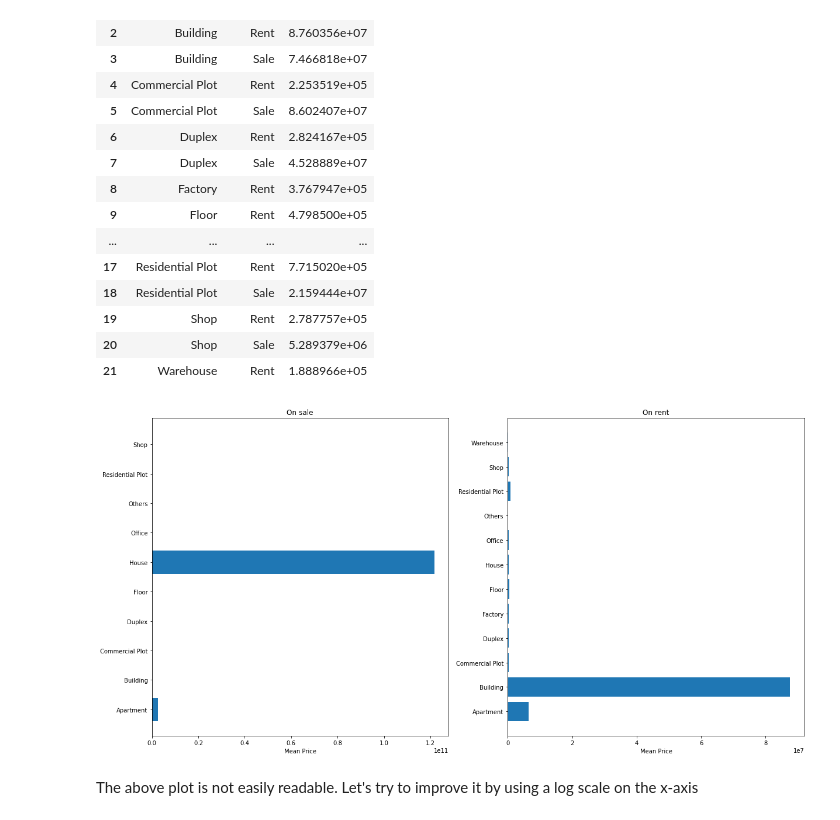
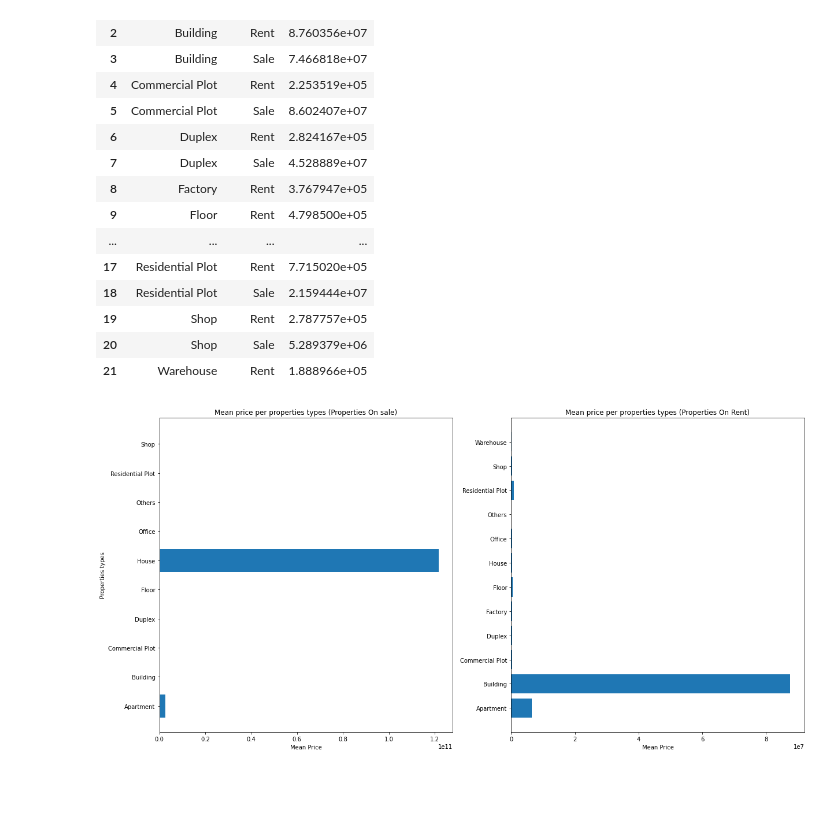
Before and after one commit to OmdenaAI/dhaka-bangladesh-real-estate-recommendation, a Jupyter notebook: src/tasks/task-3-exploratory-data-analysis/EDA - real estate market in Bangladesh.ipynb, the cells around one changed output. Cells and saved outputs as stored; diff of their text form; code cells hidden in the pictures; blank space fills up the shorter version.

```diff
--- a/src/tasks/task-3-exploratory-data-analysis/EDA - real estate market in Bangladesh.ipynb
+++ b/src/tasks/task-3-exploratory-data-analysis/EDA - real estate market in Bangladesh.ipynb
@@ -477,24 +481,24 @@ mean_price_per_type
 # Separating the dataframe mean prices according to purpose
 mean_price_per_type__rent= mean_price_per_type[mean_price_per_type["purpose"]=="Rent"]
 mean_price_per_type__sale= mean_price_per_type[mean_price_per_type["purpose"]=="Sale"]
-# %%
-# Plotting the mean prices for sale and rent data
-fig, ax = plt.subplots(1,2)
-
-ax[0].barh(width=mean_price_per_type__sale["mean_price"],y=mean_price_per_type__sale["building_type"])
-# ax[0].set_xscale("log")
-ax[0].set_title("On sale")
-ax[0].set_xlabel("Mean Price")
-
-
-ax[1].barh(width=mean_price_per_type__rent["mean_price"],y=mean_price_per_type__rent["building_type"])
-# ax[1].set_xscale("log")
-ax[1].set_title("On rent")
-ax[1].set_xlabel("Mean Price")
-
-fig.set_size_inches([20,10])
-plt.show()
-# %% [output]
-[figure, removed]
-# %% [markdown]
-The above plot is not easily readable. Let's try to improve it by using a log scale on the x-axis
+# %%
+# Plotting the mean prices for sale and rent data
+fig, ax = plt.subplots(1,2)
+
+ax[0].barh(width=mean_price_per_type__sale["mean_price"],y=mean_price_per_type__sale["building_type"])
+# ax[0].set_xscale("log")
+ax[0].set_title("Mean price per properties types (Properties On sale)")
+ax[0].set_xlabel("Mean Price")
+ax[0].set_ylabel("Properties types")
+
+
+
+ax[1].barh(width=mean_price_per_type__rent["mean_price"],y=mean_price_per_type__rent["building_type"])
+# ax[1].set_xscale("log")
+ax[1].set_title("Mean price per properties types (Properties On Rent)")
+ax[1].set_xlabel("Mean Price")
+
+fig.set_size_inches([20,10])
+plt.show()
+# %% [output]
+[figure, added]
```
Also changed, not shown: parts of 44 cells of this notebook, 2 other files.
